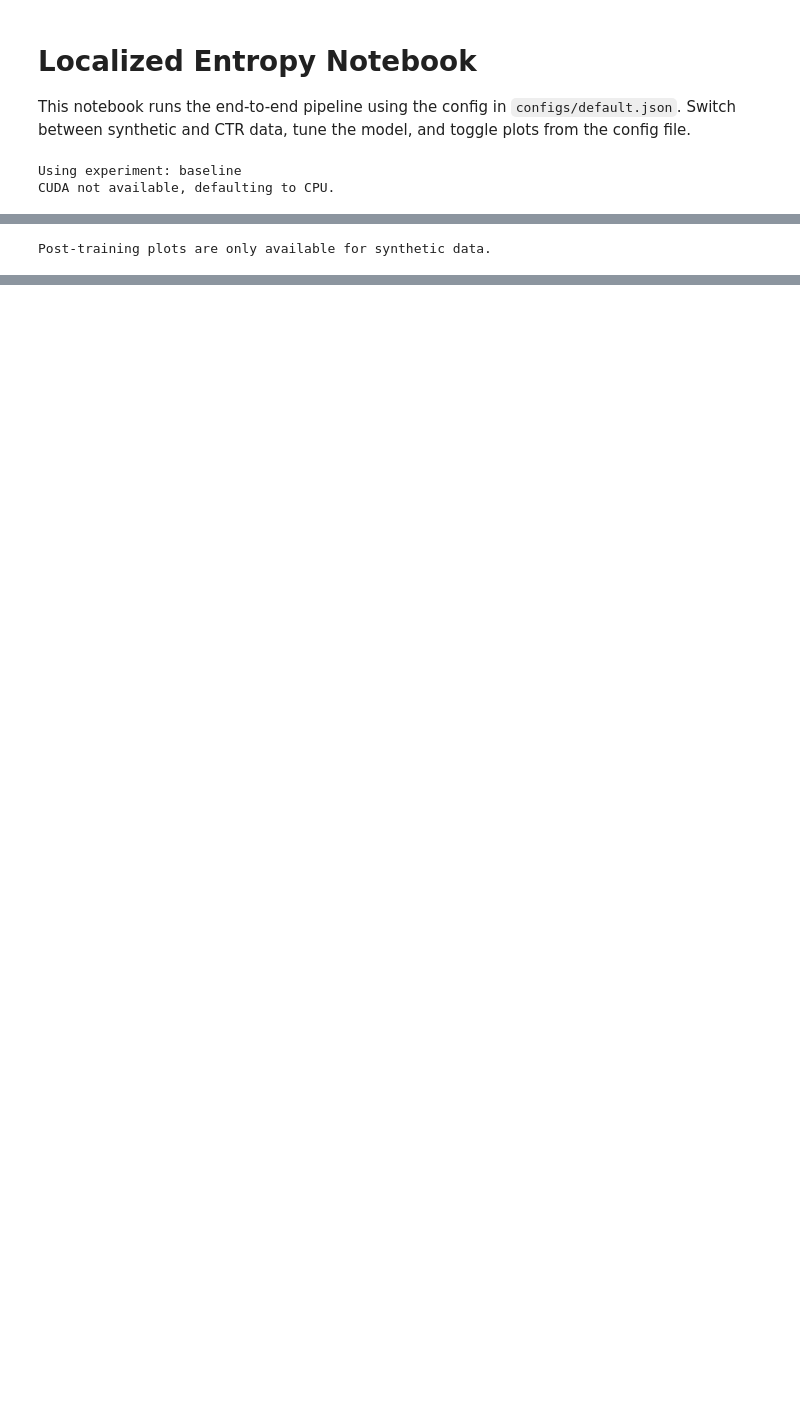
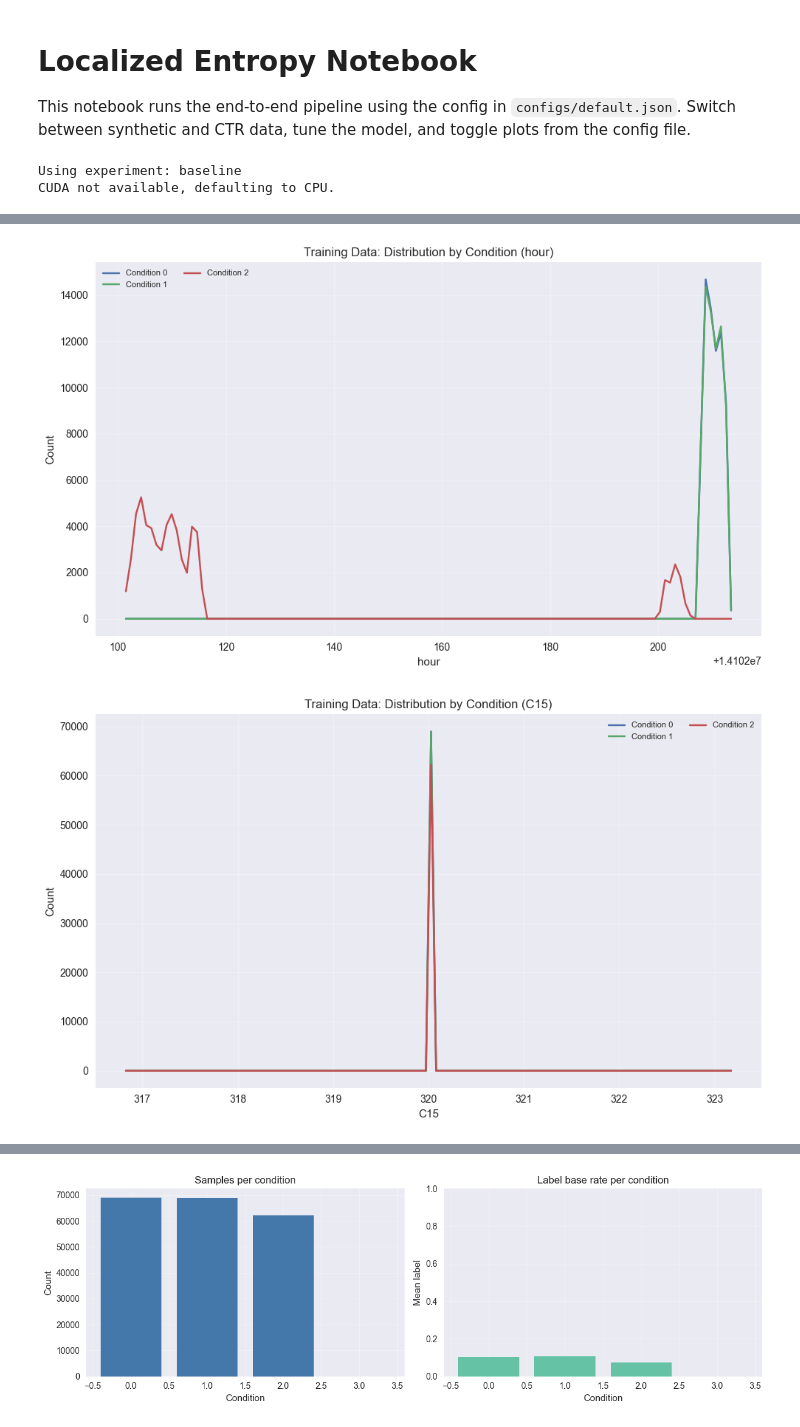
Before and after one commit to recursehex/LocalizedEntropy, a Jupyter notebook: localized_entropy.ipynb, the cells around one changed output, grey strips where cells are left out. Saved outputs shown, nothing was run; the diff lists cells and outputs as text; code cells hidden in the pictures; blank space fills up the shorter version.

```diff
--- a/localized_entropy.ipynb
+++ b/localized_entropy.ipynb
@@ -283,17 +303,40 @@ cond
 # %%
 if plots_cfg.get('data_after_training', False):
     synth = data_bundle.plot_data.get('synthetic')
     if synth:
         plot_training_distributions(
             synth['net_worth'],
             synth['ages'],
             synth['probs'],
             synth['conds'],
             synth['num_conditions'],
         )
     else:
-        print('Post-training plots are only available for synthetic data.')
+        if plots_cfg.get('ctr_data_distributions', True):
+            ctr_plot = data_bundle.plot_data.get('ctr_distributions')
+            if ctr_plot:
+                log10_features = set(plots_cfg.get('ctr_log10_features', []))
+                plot_feature_distributions_by_condition(
+                    ctr_plot['xnum'],
+                    ctr_plot['conds'],
+                    ctr_plot['feature_names'],
+                    ctr_plot['num_conditions'],
+                    max_features=int(plots_cfg.get('ctr_max_features', 3)),
+                    log10_features=log10_features,
+                    density=bool(plots_cfg.get('ctr_use_density', False)),
+                )
+                if plots_cfg.get('ctr_label_rates', True):
+                    plot_label_rates_by_condition(
+                        ctr_plot['labels'],
+                        ctr_plot['conds'],
+                        ctr_plot['num_conditions'],
+                    )
+            else:
+                print('CTR plot_sample_size is disabled or empty; skipping CTR post-training plots.')
+        else:
+            print('CTR post-training plots are disabled in config.')
 else:
     print('Post-training training data plots are disabled.')
 # %% [output]
-Post-training plots are only available for synthetic data.
+[figure, added]
+[figure, added]
@@ -300,3 +344,4 @@ Post-training plots are only available for synthetic data.
+[figure, added]
 # %%
 if plots_cfg.get('le_stats', True) or plots_cfg.get('print_le_stats_table', True):
     z_all, y_all, c_all = collect_logits(model, loaders.eval_loader, device, non_blocking=non_blocking)
```
Also changed, not shown: parts of 9 cells of this notebook, 5 other files.
